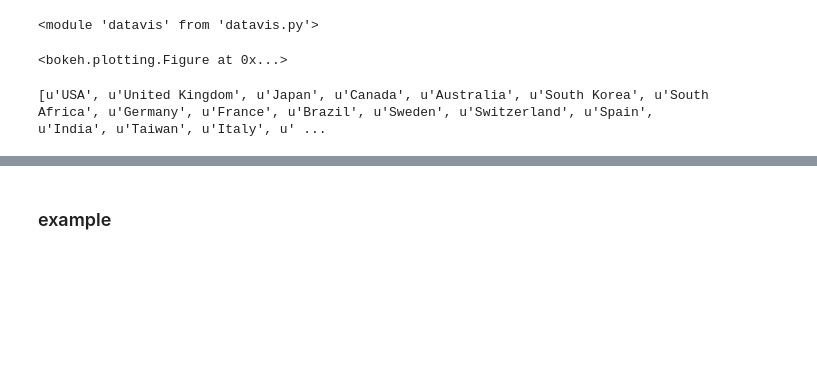
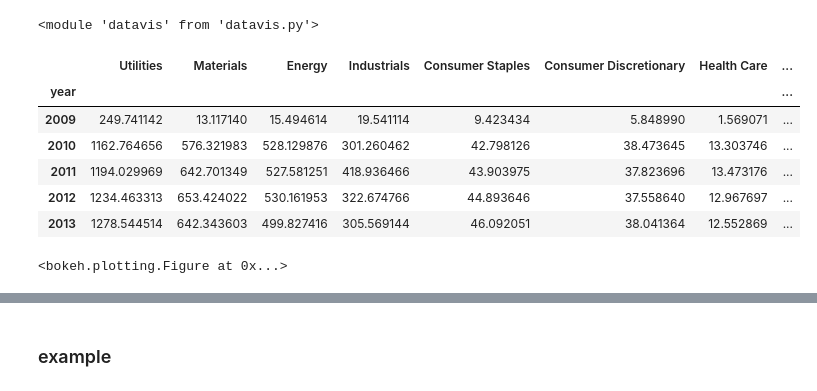
Before and after one commit to mirthbottle/ghg, a Jupyter notebook: abs emissions.ipynb, the cells around one changed output, grey strips where cells are left out. Drawn from its saved outputs; the diff is of its cells as text; code cells hidden in the pictures; blank space fills up the shorter version.

```diff
--- a/abs emissions.ipynb
+++ b/abs emissions.ipynb
@@ -143,6 +176,10 @@ scope1_csums = scope1_c.sum().reset_index().set_index('year')
+# %%
+# get sums of emissions disclosed
+# scope12_csums = scope12_c.sum().reset_index().set_index('year')
+scope12_ssums = scope12_s.sum().reset_index().set_index('year')
 # %%
 # get count of number of companies that reported
-d = scope1_c.describe()
+d = scope12_s.describe()
 d = d.reset_index()
-scope1_cdis = d[d["level_2"]=="count"][["year", "Country","scope1"]]
-scope1_cdis.set_index("year",inplace=True)
+scope12_sdis = d[d["level_2"]=="count"][["year", "GICS Sector","scope1", "scope2"]]
+scope12_sdis.set_index("year",inplace=True)
@@ -155,6 +201,6 @@ countries = g.index.tolist()
 # %%
-sectors = scope2_sdis.loc[2010].sort("scope2", ascending= 0)["GICS Sector"].tolist()
-sectors = scope2_sdis["GICS Sector"].value_counts().index
+sectors = scope12_sdis.loc[2010].sort("scope2", ascending= 0)["GICS Sector"].tolist()
+sectors = scope12_sdis["GICS Sector"].value_counts().index
 # %%
 reload(dv)
 # %% [output]
@@ -164,2 +208,16 @@ scope1_csums_cats = dv.separate_cats(scope1_csums, "Country", countries, "scope1
+# %%
+# can run for dis(closure) or sums data
+# scope2_csums_cats = dv.separate_cats(scope12_csums, "Country", countries, "scope2").fillna(0)
+scope1_ssums_cats = dv.separate_cats(scope12_ssums, "GICS Sector", sectors, "scope1").fillna(0)
+# %%
+scope1_ssums_cats.head()
+# %% [output]
+|  | Utilities | Materials | Energy | Industrials | Consumer Staples | Consumer Discretionary | Health Care | ... |
+| year |  |  |  |  |  |  |  | ... |
+| 2009 | 249.741142 | 13.117140 | 15.494614 | 19.541114 | 9.423434 | 5.848990 | 1.569071 | ... |
+| 2010 | 1162.764656 | 576.321983 | 528.129876 | 301.260462 | 42.798126 | 38.473645 | 13.303746 | ... |
+| 2011 | 1194.029969 | 642.701349 | 527.581251 | 418.936466 | 43.903975 | 37.823696 | 13.473176 | ... |
+| 2012 | 1234.463313 | 653.424022 | 530.161953 | 322.674766 | 44.893646 | 37.558640 | 12.967697 | ... |
+| 2013 | 1278.544514 | 642.343603 | 499.827416 | 305.569144 | 46.092051 | 38.041364 | 12.552869 | ... |
 # %%
 # max number of brewer colors is 11
@@ -174,10 +234,6 @@ s.patches([x2 for a in s1_csums_vals], list(s1_csums_vals.values()),
           color=colors, alpha=0.8, line_color=None)
 # %% [output]
 <bokeh.plotting.Figure at 0x...>
-# %%
-print countries
-# %% [output]
-[u'USA', u'United Kingdom', u'Japan', u'Canada', u'Australia', u'South Korea', u'South Africa', u'Germany', u'France', u'Brazil', u'Sweden', u'Switzerland', u'Spain', u'India', u'Taiwan', u'Italy', u' ...
 # %%
 show(s)
 # %% [output]
```
Also changed, not shown: parts of 34 cells of this notebook, 4 other files.
